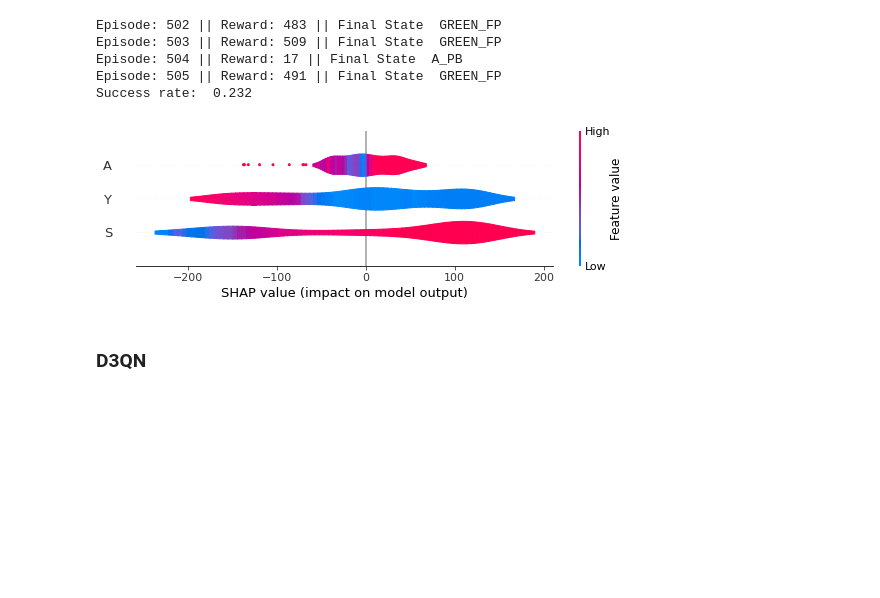
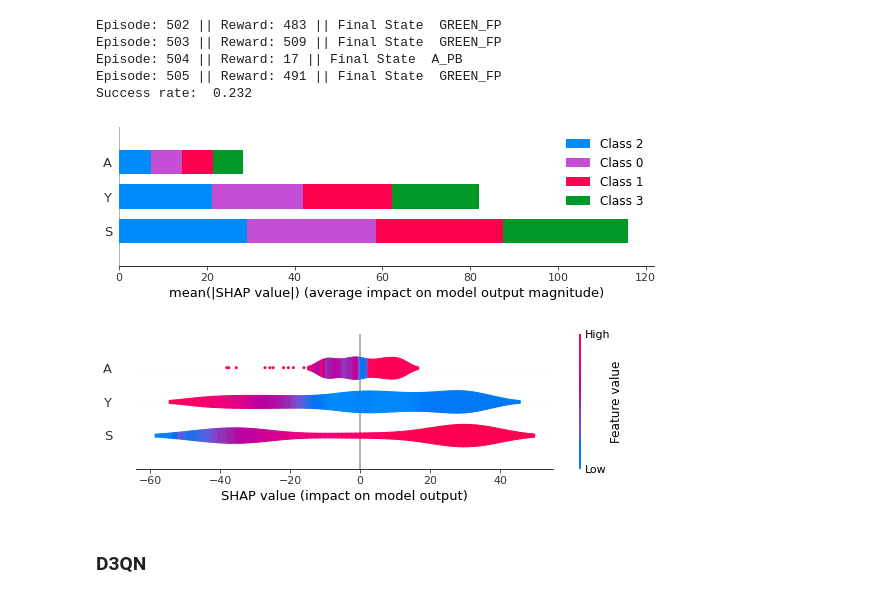
Before and after one commit to fionahtt/climate_rl_explainability, a Jupyter notebook: src/explainability.ipynb, the cells around one changed output. Drawn from its saved outputs; the diff is of its cells as text; code cells hidden in the pictures; blank space fills up the shorter version.

Commit message:
new plots, organized code, policy_net usage

```diff
--- a/src/explainability.ipynb
+++ b/src/explainability.ipynb
@@ -20,9 +22,10 @@ Episode: 504 || Reward: 17 || Final State  A_PB
 Episode: 505 || Reward: 491 || Final State  GREEN_FP
 Success rate:  0.232
 # %%
-pb_experiment_dqn.feature_plots(500)
+pb_experiment_dqn.explainability_plots(500)
 # %% [output]
-[figure, old version]
+[figure, new version]
+[figure, added]
 # %% [markdown]
 ### D3QN
 # %%
```
Also changed, not shown: parts of 8 cells of this notebook, 2 other files.
